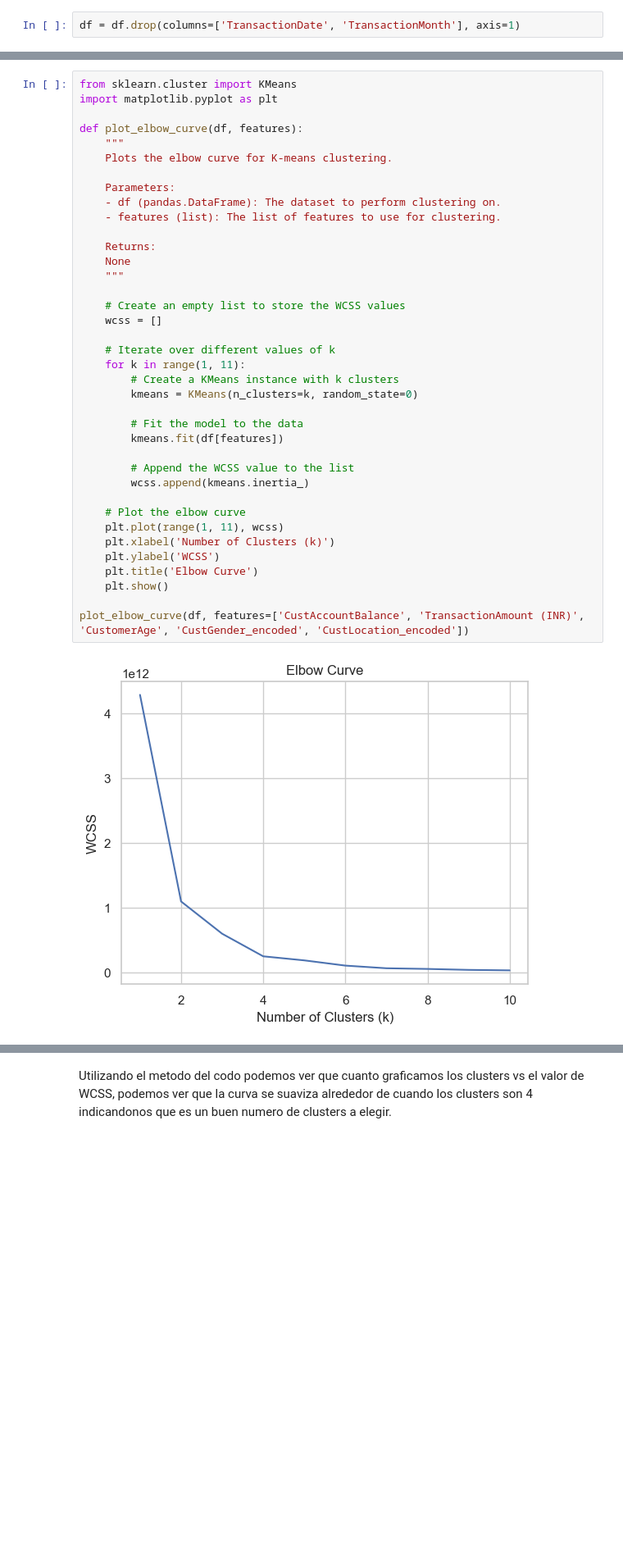
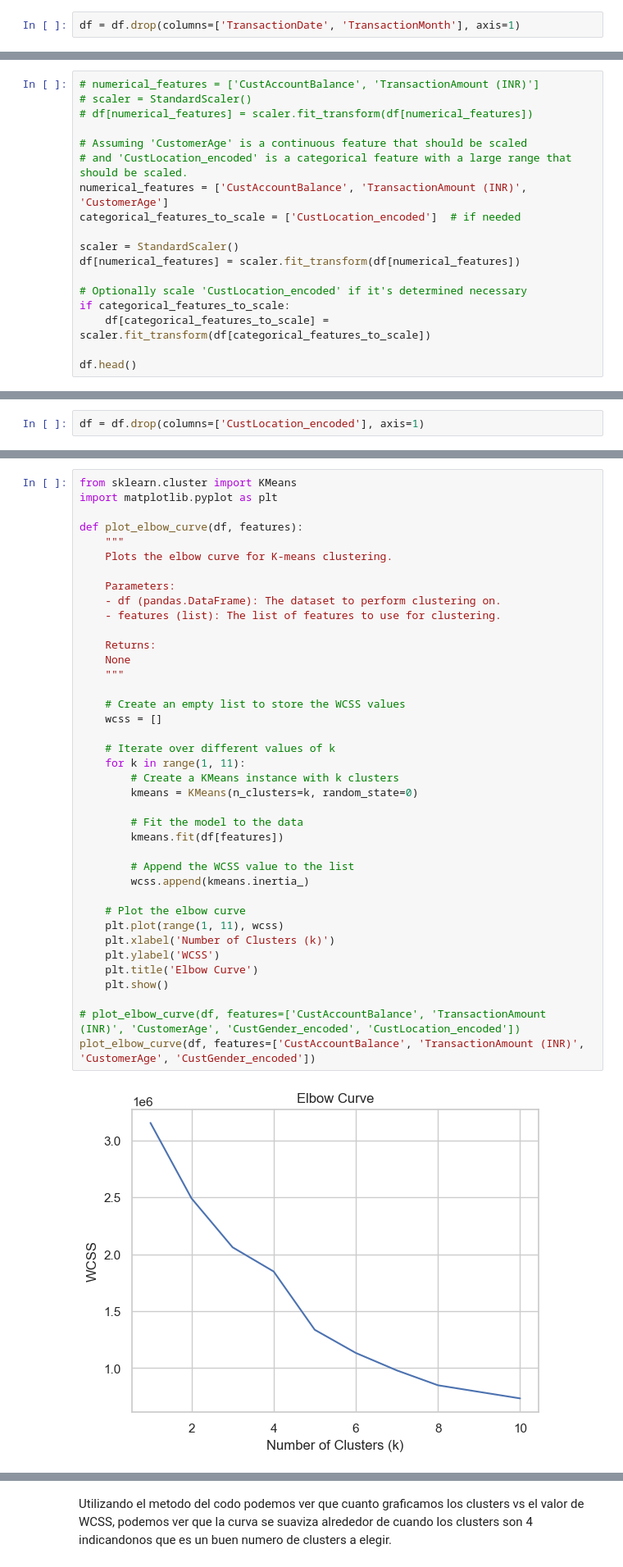
Before and after one commit to AndresQuinto5/IA_LAB4, a Jupyter notebook: Laboratorio4.ipynb, the cells around one changed output, grey strips where cells are left out. Shown at 82% size. Cells and saved outputs as stored; diff of their text form; blank space fills up the shorter version.

```diff
--- a/Laboratorio4.ipynb
+++ b/Laboratorio4.ipynb
@@ -373,0 +372,18 @@ df[numerical_features] = scaler.fit_transform(df[numerical_features])
+# %%
+# numerical_features = ['CustAccountBalance', 'TransactionAmount (INR)']
+# scaler = StandardScaler()
+# df[numerical_features] = scaler.fit_transform(df[numerical_features])
+
+# Assuming 'CustomerAge' is a continuous feature that should be scaled
+# and 'CustLocation_encoded' is a categorical feature with a large range that should be scaled.
+numerical_features = ['CustAccountBalance', 'TransactionAmount (INR)', 'CustomerAge']
+categorical_features_to_scale = ['CustLocation_encoded']  # if needed
+
+scaler = StandardScaler()
+df[numerical_features] = scaler.fit_transform(df[numerical_features])
+
+# Optionally scale 'CustLocation_encoded' if it's determined necessary
+if categorical_features_to_scale:
+    df[categorical_features_to_scale] = scaler.fit_transform(df[categorical_features_to_scale])
+
+df.head()
@@ -382,0 +406,2 @@ df.head()
+# %%
+df = df.drop(columns=['CustLocation_encoded'], axis=1)
@@ -391,32 +425,33 @@ def plot_elbow_curve(df, features):
     Parameters:
     - df (pandas.DataFrame): The dataset to perform clustering on.
     - features (list): The list of features to use for clustering.
 
     Returns:
     None
     """
 
     # Create an empty list to store the WCSS values
     wcss = []
 
     # Iterate over different values of k
     for k in range(1, 11):
         # Create a KMeans instance with k clusters
         kmeans = KMeans(n_clusters=k, random_state=0)
 
         # Fit the model to the data
         kmeans.fit(df[features])
 
         # Append the WCSS value to the list
         wcss.append(kmeans.inertia_)
 
     # Plot the elbow curve
     plt.plot(range(1, 11), wcss)
     plt.xlabel('Number of Clusters (k)')
     plt.ylabel('WCSS')
     plt.title('Elbow Curve')
     plt.show()
 
-plot_elbow_curve(df, features=['CustAccountBalance', 'TransactionAmount (INR)', 'CustomerAge', 'CustGender_encoded', 'CustLocation_encoded'])
+# plot_elbow_curve(df, features=['CustAccountBalance', 'TransactionAmount (INR)', 'CustomerAge', 'CustGender_encoded', 'CustLocation_encoded'])
+plot_elbow_curve(df, features=['CustAccountBalance', 'TransactionAmount (INR)', 'CustomerAge', 'CustGender_encoded'])
 # %% [output]
-[figure, old version]
+[figure, new version]
```
Also changed, not shown: parts of 9 cells of this notebook.
